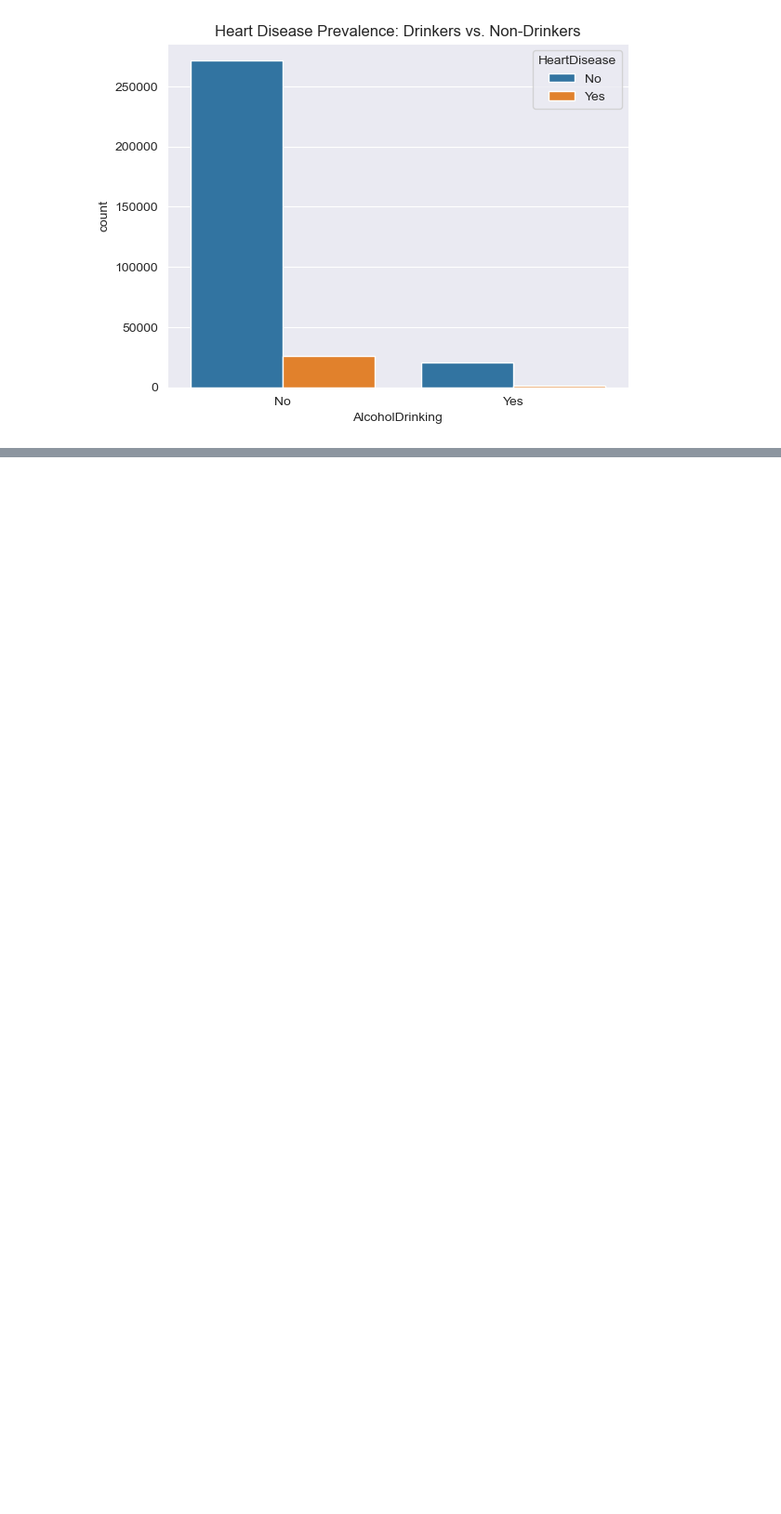
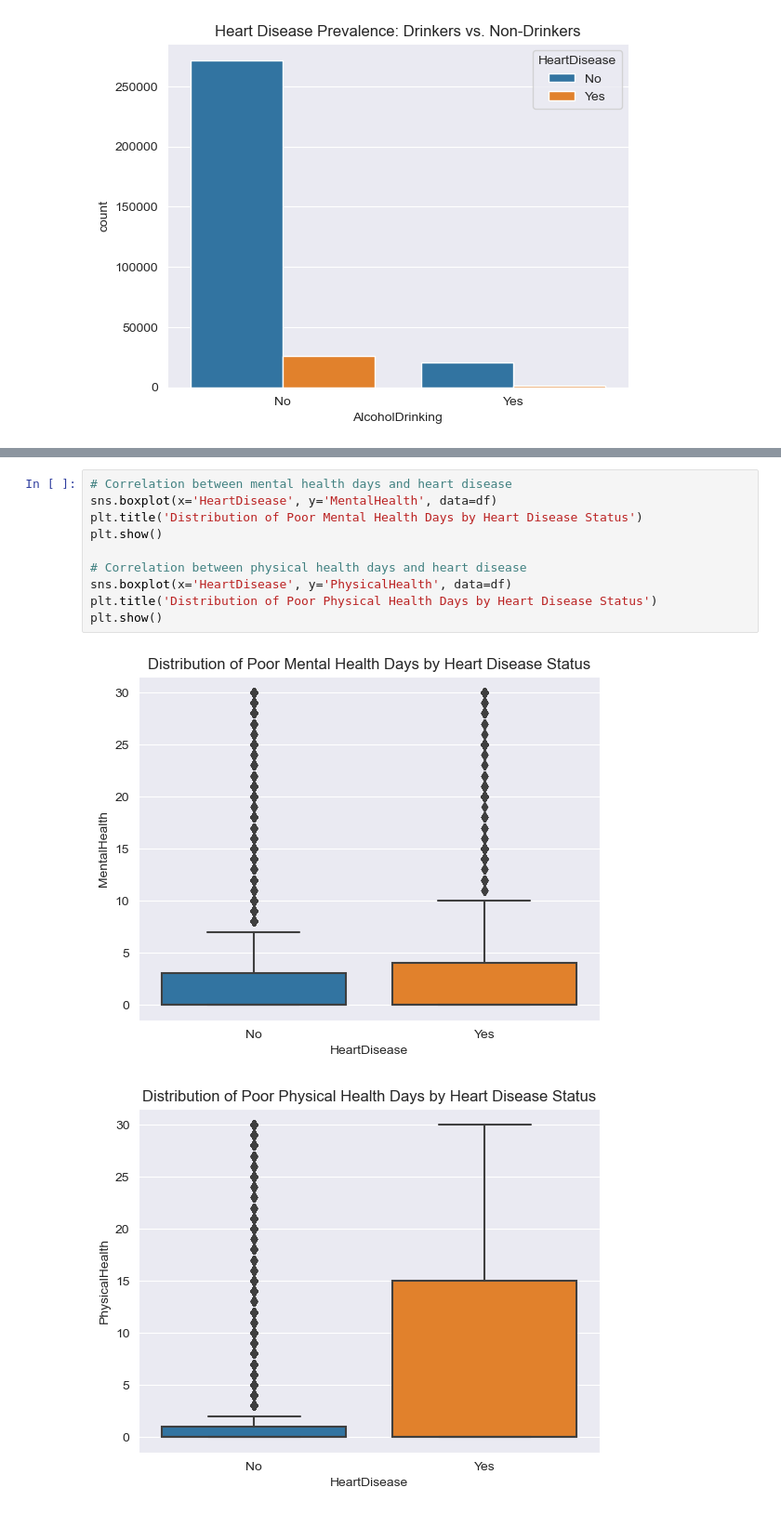
Before and after one commit to ronydebnath/STDS-15, a Jupyter notebook: AT_2B.ipynb, the cells around one changed output, grey strips where cells are left out. Shown at 93% size. Saved outputs shown, nothing was run; the diff lists cells and outputs as text; blank space fills up the shorter version.

```diff
--- a/AT_2B.ipynb
+++ b/AT_2B.ipynb
@@ -92,0 +123,13 @@ plt.show()
+# %%
+# Correlation between mental health days and heart disease
+sns.boxplot(x='HeartDisease', y='MentalHealth', data=df)
+plt.title('Distribution of Poor Mental Health Days by Heart Disease Status')
+plt.show()
+
+# Correlation between physical health days and heart disease
+sns.boxplot(x='HeartDisease', y='PhysicalHealth', data=df)
+plt.title('Distribution of Poor Physical Health Days by Heart Disease Status')
+plt.show()
+# %% [output]
+[figure, added]
+[figure, added]
```
Also changed, not shown: parts of 14 cells of this notebook.
